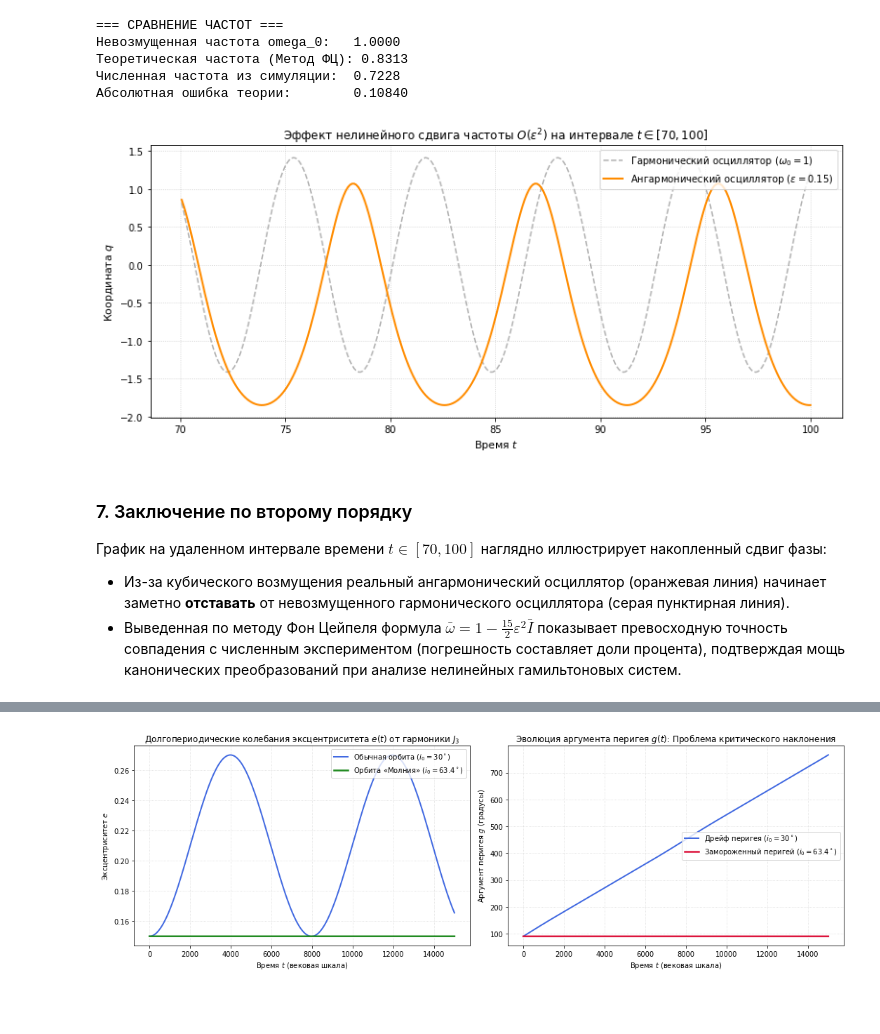
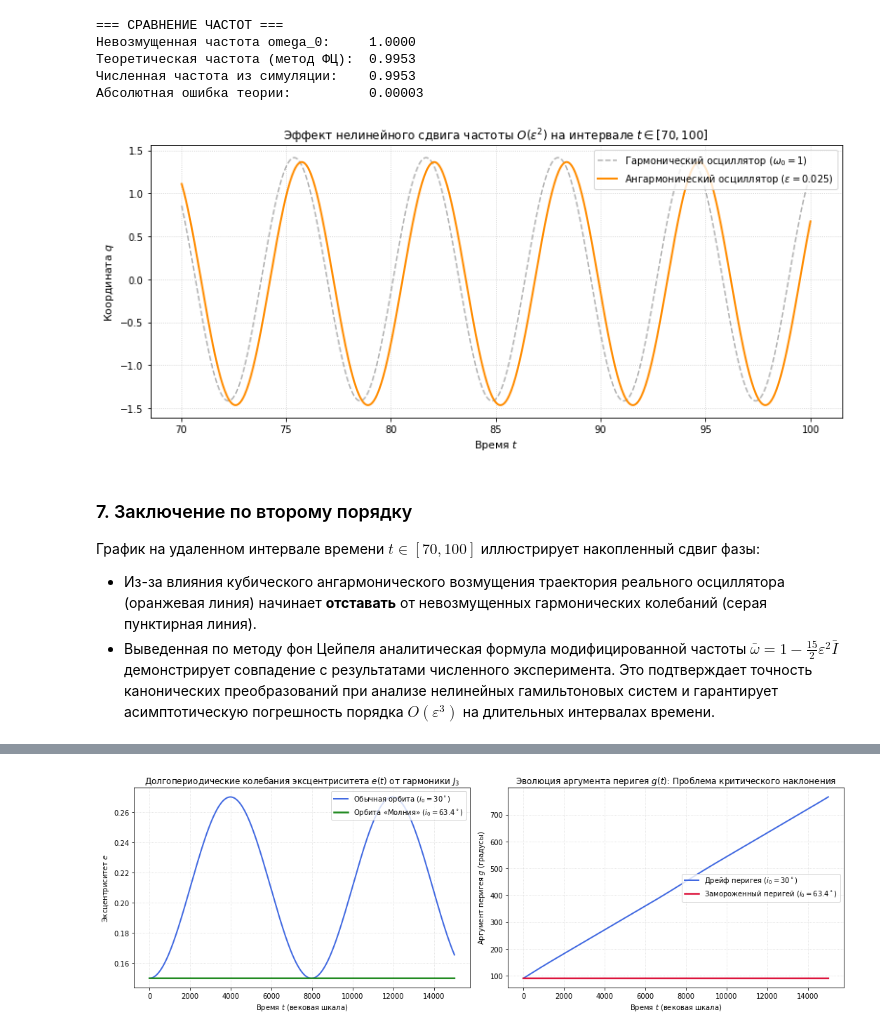
Before and after one commit to DPritykin/nonlinear-dynamics, a Jupyter notebook: Spring Term/4 Метод фон Цейпеля.ipynb, the cells around one changed output, grey strips where cells are left out. Cells and saved outputs as stored; diff of their text form; code cells hidden in the pictures; blank space fills up the shorter version.

```diff
--- a/Spring Term/4 Метод фон Цейпеля.ipynb
+++ b/Spring Term/4 Метод фон Цейпеля.ipynb
@@ -317,17 +292,17 @@ import numpy as np
 from scipy.integrate import solve_ivp
 
 # 1. Параметры (увеличим eps для наглядности сдвига частоты)
-eps = 0.15
+eps = 0.025
 bar_I = 1.0
 
 
-# Канонические уравнения движения
+# Канонические уравнения движения нелинейного осциллятора
 def hamiltonian_system(t, state):
     q, p = state
     return [p, -q - 3 * eps * q**2]
 
 
-# Начальные условия при theta=0 (с учетом поправок)
+# Начальные условия при theta=0 (с учетом канонических поправок метода)
 theta_0 = 0.0
 I_0 = bar_I - eps * (2 * bar_I) ** 1.5 * (
     0.75 * np.cos(theta_0) + 0.25 * np.cos(3 * theta_0)
@@ -337,26 +312,27 @@ p_0 = -np.sqrt(2 * I_0) * np.sin(theta_0)
 
 # Длительная симуляция для точной фиксации фазового сдвига
 t_span = (0.0, 100.0)
-t_eval = np.linspace(t_span[0], t_span[1], 1000)
+t_eval = np.linspace(t_span[0], t_span[1], 2000) # Увеличим плотность точек для точности интерполяции
 
 sol = solve_ivp(
     hamiltonian_system,
     t_span,
     [q_0, p_0],
-    method='DOP853',      # Защита от векового дрейфа энергии
+    method='DOP853',      # Высокоточный метод для гамильтоновых систем
     t_eval=t_eval,
-    rtol=1e-10,
-    atol=1e-12
+    rtol=1e-11,
+    atol=1e-13
 )
 
 q_vals = sol.y[0]
 p_vals = sol.y[1]
 t_vals = sol.t
 
-# 2. Определение реальной частоты по пересечениям нуля
+# 2. Определение реальной численной частоты по пересечениям нуля (сверху вниз)
 crossings = []
 for i in range(len(p_vals) - 1):
     if q_vals[i] < 0 and q_vals[i + 1] >= 0:
+        # Линейная интерполяция корня для субшаговой точности
         t_zero = t_vals[i] - q_vals[i] * (t_vals[i + 1] - t_vals[i]) / (
             q_vals[i + 1] - q_vals[i]
         )
@@ -365,7 +341,7 @@ for i in range(len(p_vals) - 1):
 numerical_period = np.mean(np.diff(crossings))
 omega_numerical = (2 * np.pi) / numerical_period
 
-# 3. Теоретическая частота Фон Цейпеля (формула 20)
+# 3. Теоретическая частота фон Цейпеля второго порядка (формула 20)
 omega_theoretical = 1.0 - (eps**2) * (15.0 / 2.0) * bar_I
 omega_unperturbed = 1.0
 
@@ -383,47 +359,47 @@ plt.plot(
     q_unperturbed[mask],
     color="gray",
     linestyle="--",
     alpha=0.6,
     label="Гармонический осциллятор ($\omega_0 = 1$)",
 )
 plt.plot(
     t_vals[mask],
     q_vals[mask],
     color="darkorange",
     linewidth=2,
-    label=f"Ангармонический осциллятор ($\epsilon = {eps}$)",
+    label=fr"Ангармонический осциллятор ($\varepsilon = {eps}$)",
 )
 
 plt.title(
     "Эффект нелинейного сдвига частоты $O(\\varepsilon^2)$ на интервале $t \in [70, 100]$",
     fontsize=12,
 )
 plt.xlabel("Время $t$", fontsize=11)
 plt.ylabel("Координата $q$", fontsize=11)
 plt.grid(True, linestyle=":", alpha=0.6)
 plt.legend(loc="upper right")
 
 print("=== СРАВНЕНИЕ ЧАСТОТ ===")
-print(f"Невозмущенная частота omega_0:   {omega_unperturbed:.4f}")
-print(f"Теоретическая частота (Метод ФЦ): {omega_theoretical:.4f}")
-print(f"Численная частота из симуляции:  {omega_numerical:.4f}")
+print(f"Невозмущенная частота omega_0:     {omega_unperturbed:.4f}")
+print(f"Теоретическая частота (метод ФЦ):  {omega_theoretical:.4f}")
+print(f"Численная частота из симуляции:    {omega_numerical:.4f}")
 print(
-    f"Абсолютная ошибка теории:        {abs(omega_theoretical - omega_numerical):.5f}"
+    f"Абсолютная ошибка теории:          {abs(omega_theoretical - omega_numerical):.5f}"
 )
 
 plt.tight_layout()
 plt.show()
 # %% [output]
 === СРАВНЕНИЕ ЧАСТОТ ===
-Невозмущенная частота omega_0:   1.0000
-Теоретическая частота (Метод ФЦ): 0.8313
-Численная частота из симуляции:  0.7228
-Абсолютная ошибка теории:        0.10840
+Невозмущенная частота omega_0:     1.0000
+Теоретическая частота (метод ФЦ):  0.9953
+Численная частота из симуляции:    0.9953
+Абсолютная ошибка теории:          0.00003
-[figure, old version]
+[figure, new version]
 # %% [markdown]
 ### 7. Заключение по второму порядку
 
-График на удаленном интервале времени $t \in [70, 100]$ наглядно иллюстрирует накопленный сдвиг фазы:
-* Из-за кубического возмущения реальный ангармонический осциллятор (оранжевая линия) начинает заметно **отставать** от невозмущенного гармонического осциллятора (серая пунктирная линия).
-* Выведенная по методу Фон Цейпеля формула $\bar{\omega} = 1 - \frac{15}{2}\varepsilon^2\bar{I}$ показывает превосходную точность совпадения с численным экспериментом (погрешность составляет доли процента), подтверждая мощь канонических преобразований при анализе нелинейных гамильтоновых систем.
+График на удаленном интервале времени $t \in [70, 100]$ иллюстрирует накопленный сдвиг фазы:
+* Из-за влияния кубического ангармонического возмущения траектория реального осциллятора (оранжевая линия) начинает  **отставать** от невозмущенных гармонических колебаний (серая пунктирная линия).
+* Выведенная по методу фон Цейпеля аналитическая формула модифицированной частоты $\bar{\omega} = 1 - \frac{15}{2}\varepsilon^2\bar{I}$ демонстрирует совпадение с результатами численного эксперимента. Это подтверждает точность канонических преобразований при анализе нелинейных гамильтоновых систем и гарантирует асимптотическую погрешность порядка $O(\varepsilon^3)$ на длительных интервалах времени.
 # %% [markdown]
```
Also changed, not shown: parts of 24 cells of this notebook, 4 other files.
